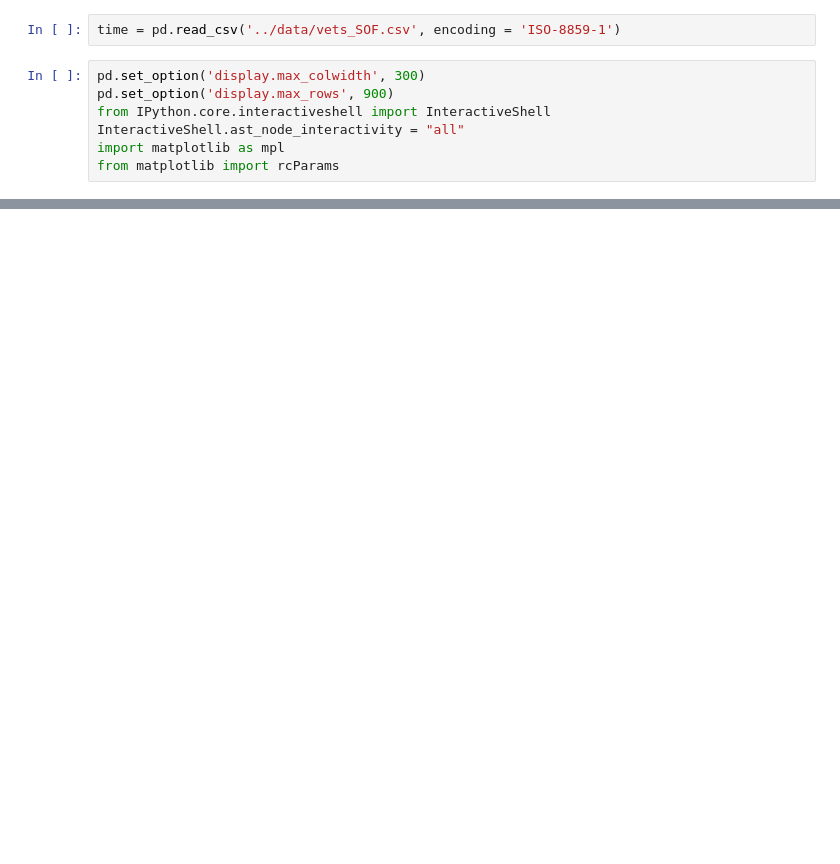
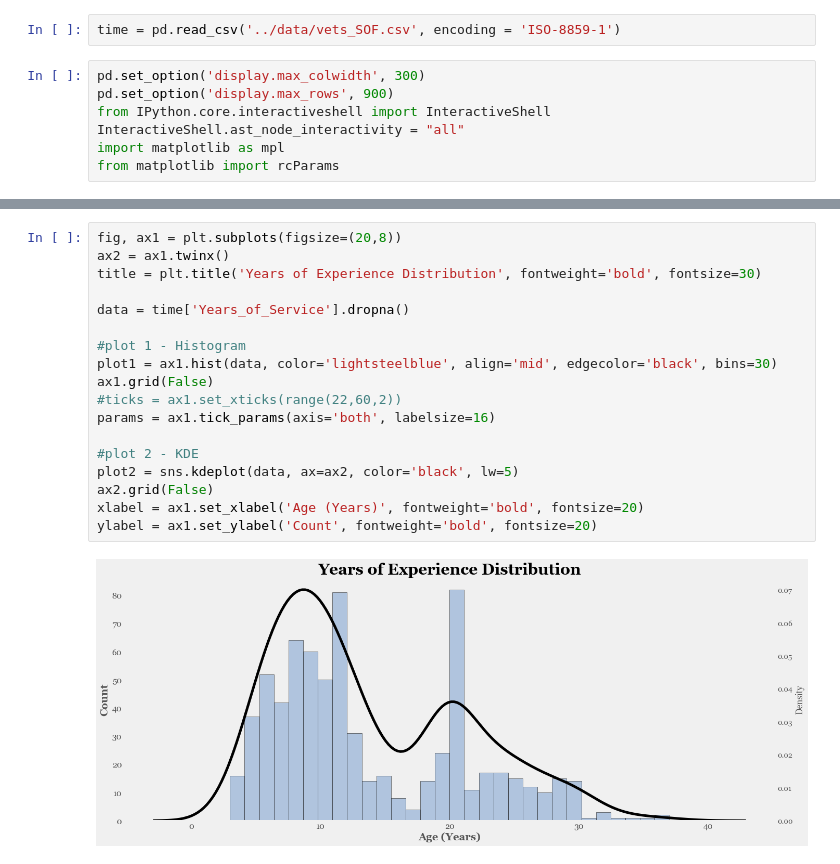
Before and after one commit to americanthinker/Capstone_Project_I, a Jupyter notebook: notebooks/Time_Series.ipynb, the cells around one changed output, grey strips where cells are left out. Cells and saved outputs as stored; diff of their text form; blank space fills up the shorter version.

```diff
--- a/notebooks/Time_Series.ipynb
+++ b/notebooks/Time_Series.ipynb
@@ -158,0 +51,20 @@ plt.tight_layout()
+# %%
+fig, ax1 = plt.subplots(figsize=(20,8))
+ax2 = ax1.twinx()
+title = plt.title('Years of Experience Distribution', fontweight='bold', fontsize=30)
+
+data = time['Years_of_Service'].dropna()
+
+#plot 1 - Histogram
+plot1 = ax1.hist(data, color='lightsteelblue', align='mid', edgecolor='black', bins=30)
+ax1.grid(False)
+#ticks = ax1.set_xticks(range(22,60,2))
+params = ax1.tick_params(axis='both', labelsize=16)
+
+#plot 2 - KDE
+plot2 = sns.kdeplot(data, ax=ax2, color='black', lw=5)
+ax2.grid(False)
+xlabel = ax1.set_xlabel('Age (Years)', fontweight='bold', fontsize=20)
+ylabel = ax1.set_ylabel('Count', fontweight='bold', fontsize=20)
+# %% [output]
+[figure, added]
```
Also changed, not shown: parts of 49 cells of this notebook, 19 other files.
